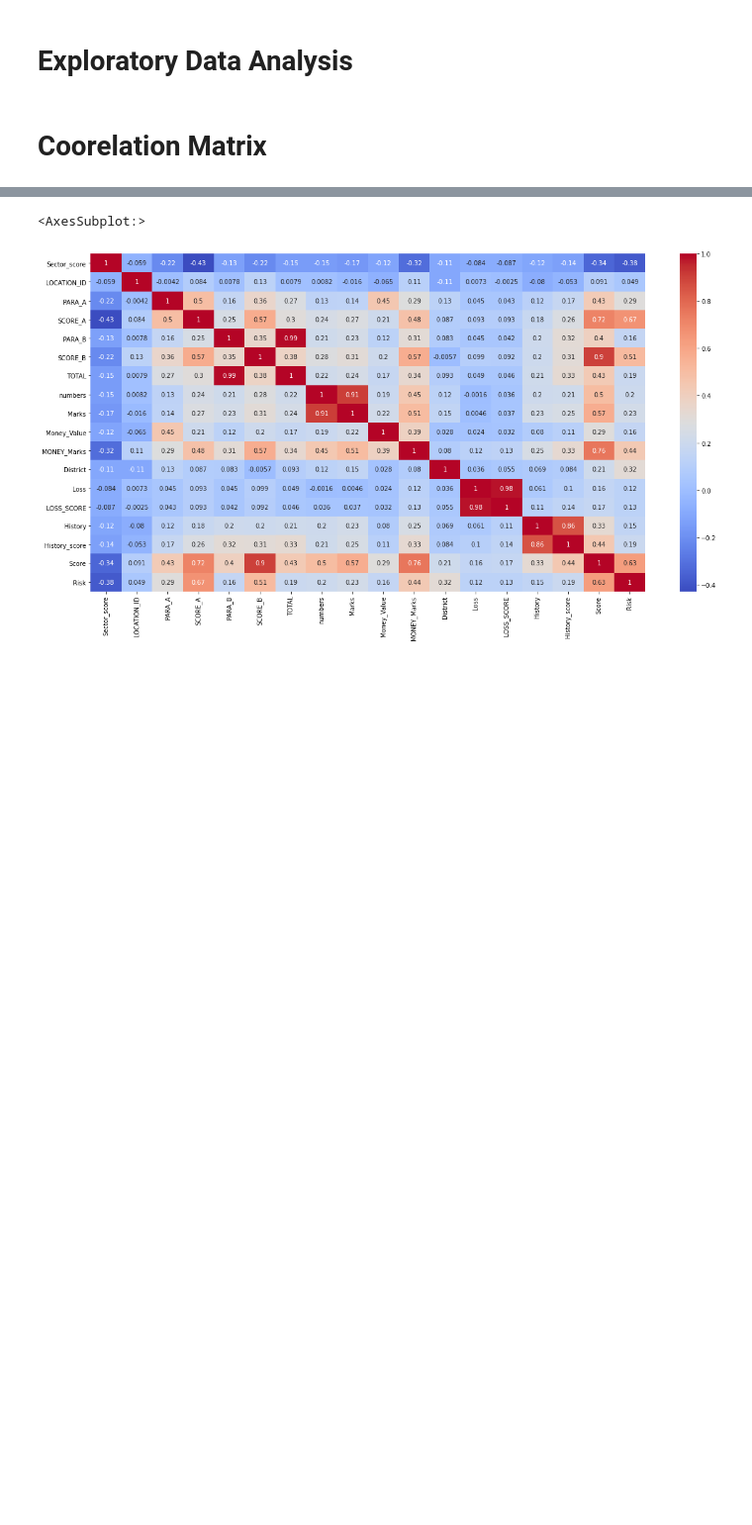
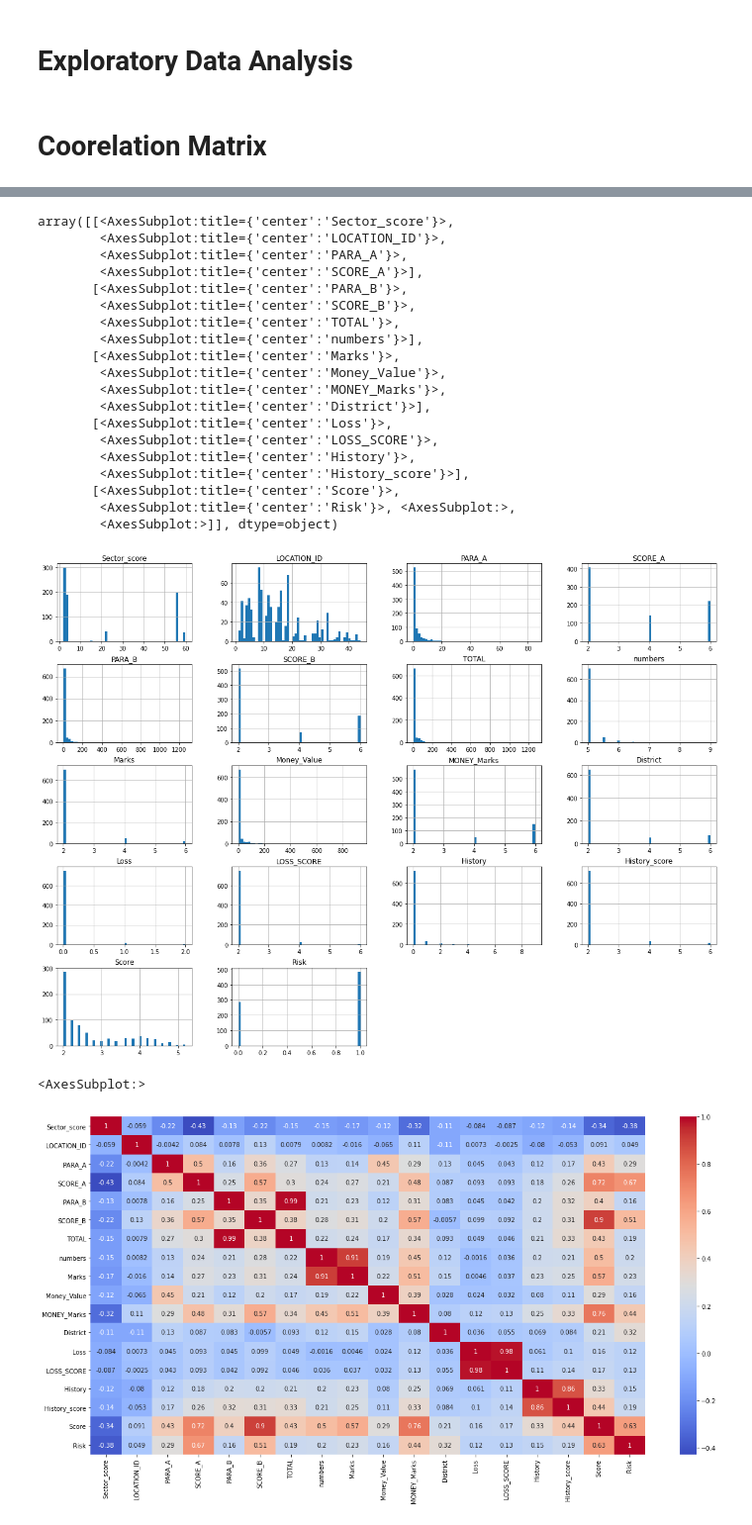
Before and after one commit to MohdIstiaqHossainJunaid/Mohd-Istiaq-Hossain-Junaid-1821577642_CSE445_Spring-21, a Jupyter notebook: Problem 1/Audit Task.ipynb, the cells around one changed output, grey strips where cells are left out. Shown: that part at 99% size. Saved outputs shown, nothing was run; the diff lists cells and outputs as text; code cells hidden in the pictures; blank space fills up the shorter version.

```diff
--- a/Problem 1/Audit Task.ipynb
+++ b/Problem 1/Audit Task.ipynb
@@ -160,3 +162,28 @@ audit.corr()
+# %%
+
+import matplotlib.pyplot as plt
+audit.hist(bins=50, figsize=(20, 15))
+# %% [output]
+array([[<AxesSubplot:title={'center':'Sector_score'}>,
+        <AxesSubplot:title={'center':'LOCATION_ID'}>,
+        <AxesSubplot:title={'center':'PARA_A'}>,
+        <AxesSubplot:title={'center':'SCORE_A'}>],
+       [<AxesSubplot:title={'center':'PARA_B'}>,
+        <AxesSubplot:title={'center':'SCORE_B'}>,
+        <AxesSubplot:title={'center':'TOTAL'}>,
+        <AxesSubplot:title={'center':'numbers'}>],
+       [<AxesSubplot:title={'center':'Marks'}>,
+        <AxesSubplot:title={'center':'Money_Value'}>,
+        <AxesSubplot:title={'center':'MONEY_Marks'}>,
+        <AxesSubplot:title={'center':'District'}>],
+       [<AxesSubplot:title={'center':'Loss'}>,
+        <AxesSubplot:title={'center':'LOSS_SCORE'}>,
+        <AxesSubplot:title={'center':'History'}>,
+        <AxesSubplot:title={'center':'History_score'}>],
+       [<AxesSubplot:title={'center':'Score'}>,
+        <AxesSubplot:title={'center':'Risk'}>, <AxesSubplot:>,
+        <AxesSubplot:>]], dtype=object)
+[figure, added]
 # %%
 corr = audit.corr()
 fig, ax = plt.subplots(figsize=(20,10))
```
Also changed, not shown: parts of 13 cells of this notebook.
